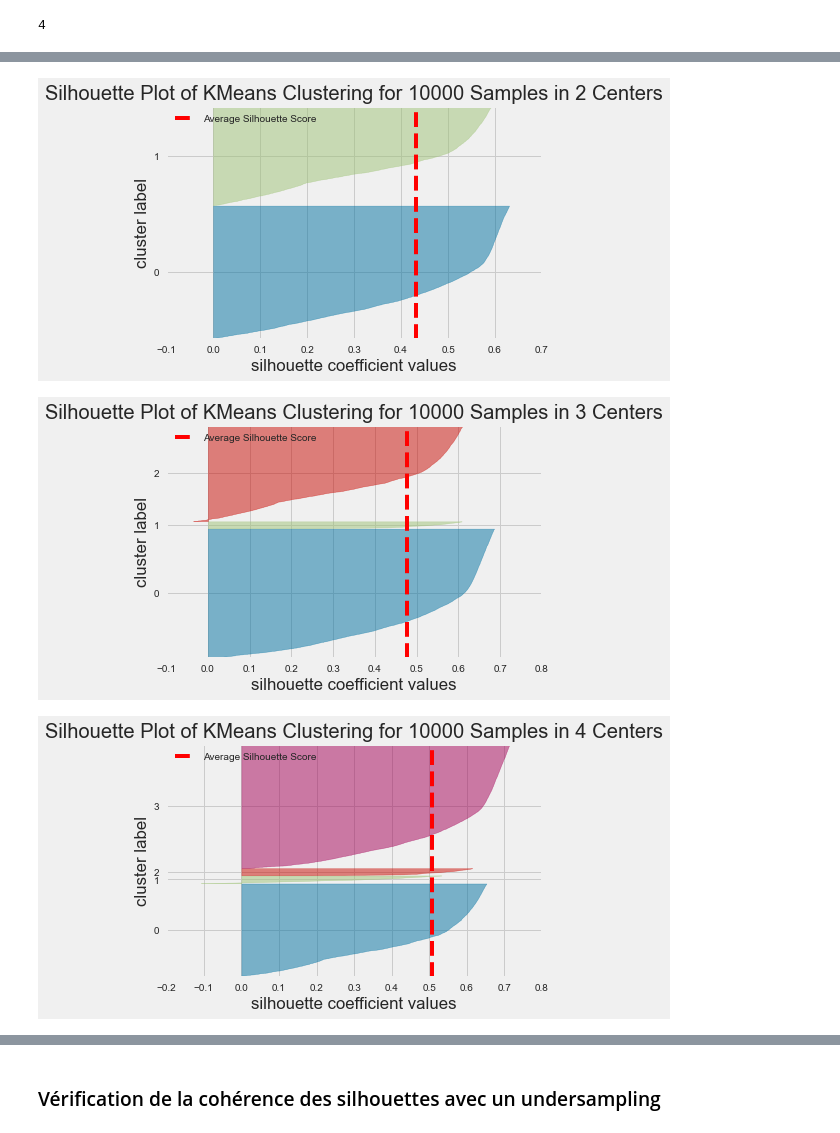
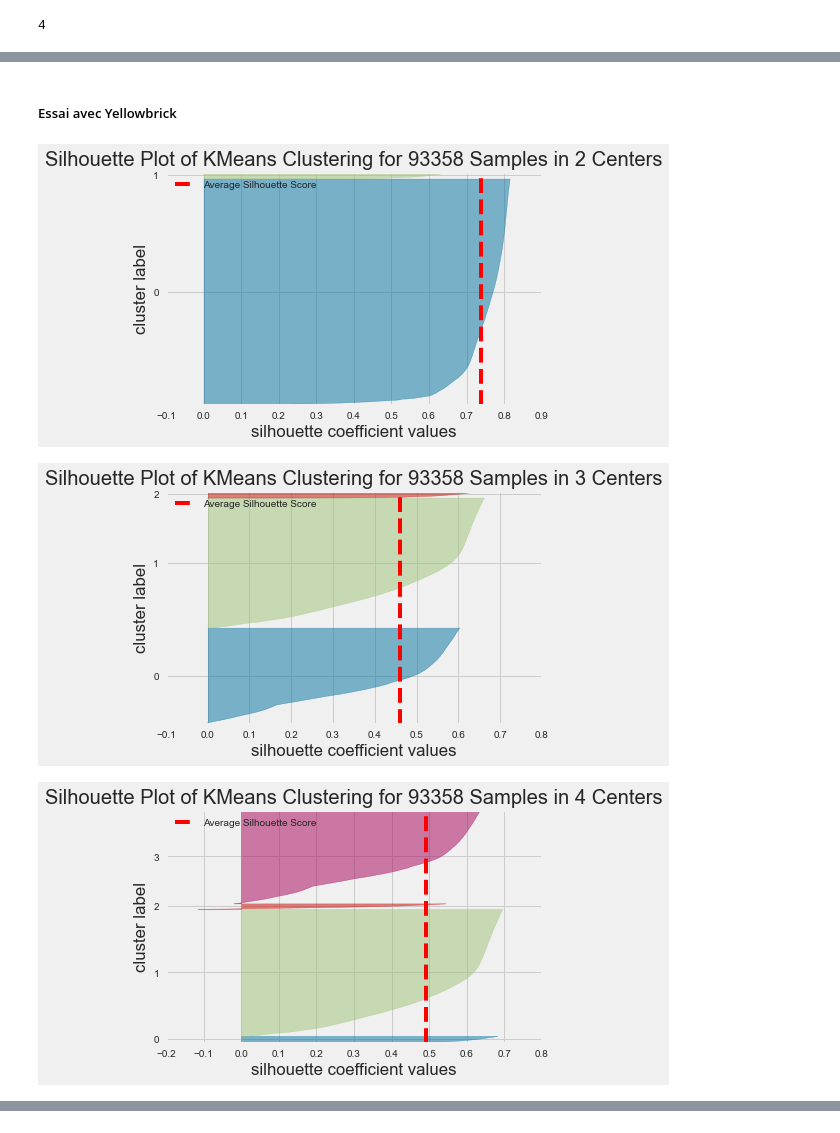
Before and after one commit to Abdess/olist, a Jupyter notebook: POLIST_02_notebookessais.ipynb, the cells around one changed output, grey strips where cells are left out. Cells and saved outputs as stored; diff of their text form; code cells hidden in the pictures.

```diff
--- a/POLIST_02_notebookessais.ipynb
+++ b/POLIST_02_notebookessais.ipynb
@@ -60,5 +83,5 @@ df_rfm_sample_wt_f = df_segmented_customers[[
 # %%
-scaler = RobustScaler(quantile_range=(1, 99))
+scaler = StandardScaler()
 
 scaled_features = scaler.fit_transform(df_rfm)
 scaled_features_wt_f = scaler.fit_transform(df_rfm_wt_f)
@@ -78,7 +101,7 @@ kmeans_kwargs = {
     "init": "random",
     "n_init": 10,
     "max_iter": 300,
-    "random_state": 2,
+    "random_state": 42,
 }
 
 kmeans = KMeans(n_clusters=3, **kmeans_kwargs)
@@ -163,13 +190,15 @@ plt.show()
+# %% [markdown]
+##### Essai avec Yellowbrick
 # %%
 from yellowbrick.cluster import intercluster_distance
 # Instanciation du modèle de clustering et du visualiseur
 
 for n_cluster in range(2, 6):
     model = KMeans(n_cluster, **kmeans_kwargs)
     visualizer = SilhouetteVisualizer(model, colors='yellowbrick')
-    visualizer.fit(scaled_samples)  # Adapter les données au visualiseur
+    visualizer.fit(scaled_features)  # Adapter les données au visualiseur
     visualizer.show()  # afficher la silhouette
 # %% [output]
-[figure, old version]
+[figure, new version]
-[figure, old version]
+[figure, new version]
-[figure, old version]
+[figure, new version]
@@ -177,2 +205,0 @@ for n_cluster in range(2, 6):
-# %% [markdown]
-### Vérification de la cohérence des silhouettes avec un undersampling
```
Also changed, not shown: parts of 114 cells of this notebook.
